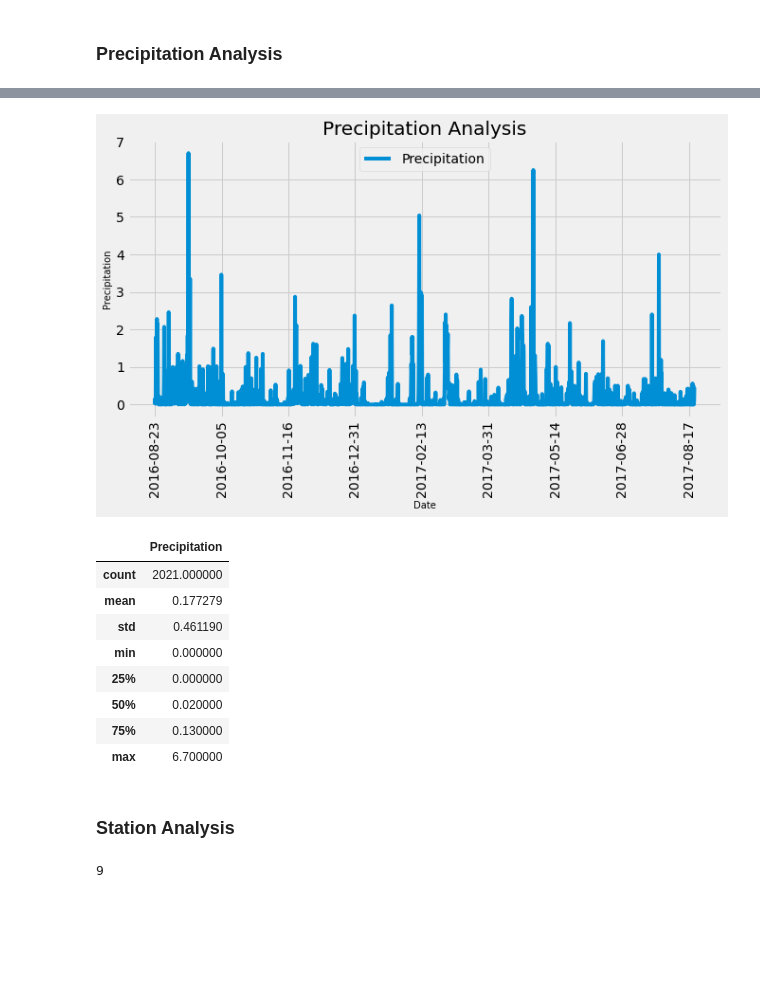
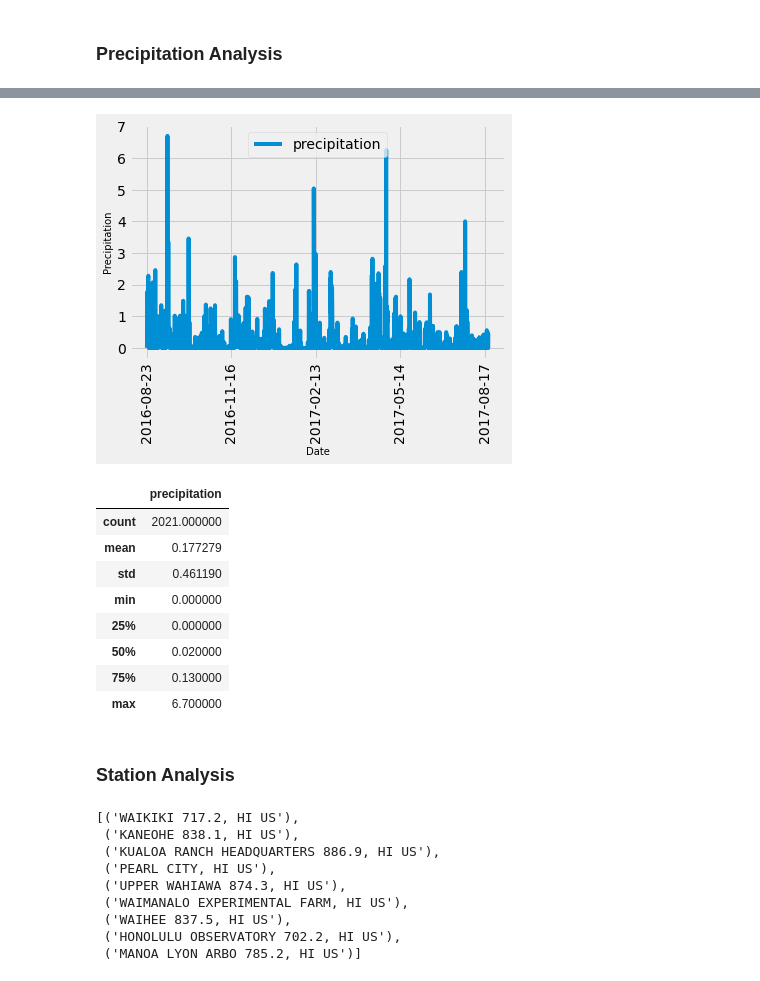
Before and after one commit to manishalal145/SQLAlchemyChallenge, a Jupyter notebook: ClimateAnalysis&DataExploration.ipynb, the cells around one changed output, grey strips where cells are left out. Cells and saved outputs as stored; diff of their text form; code cells hidden in the pictures; blank space fills up the shorter version.

```diff
--- a/ClimateAnalysis&DataExploration.ipynb
+++ b/ClimateAnalysis&DataExploration.ipynb
@@ -73,6 +41,17 @@ pp_12month
+# %%
+# Design a query to retrieve the last 12 months of precipitation data and plot the results
+# Perform a query to retrieve the data and precipitation scores
+
+# Calculating the last data point in the database
+last_date = session.query(func.max(Measurement.date)).first()
+
+# Calculate the date 1 year ago from the last data point in the database
+date = dt.date(2017, 8, 23) - dt.timedelta(days=365)
+
+# Perform a query to retrieve the data and precipitation scores
+results = session.query(Measurement.date, Measurement.prcp).filter(Measurement.date >= date).all()
 # %%
 # Save the query results as a Pandas DataFrame and set the index to the date column
-pp_df = pd.DataFrame(pp_12month, columns=["Date","Precipitation"])
-pp_df.set_index("Date", inplace=True,)
-pp_df.head()
+df = pd.DataFrame(results, columns=['date', 'precipitation'])
+df.count()
 # %% [output]
@@ -86,5 +61,5 @@ pp_df.head()
 # %%
 # Drop row with missing information
-pp_df = pp_df.dropna(how='any')
-pp_df.head()
+df = df.dropna(how='any')
+df.count()
 # %% [output]
@@ -98,5 +69,5 @@ pp_df.head()
 # %%
 # Sort the dataframe by date
-pp_df = pp_df.sort_index()
-pp_df
+df = df.sort_values("date")
+df.head()
 # %% [output]
@@ -117,19 +80,19 @@ pp_df
 # %%
 # Use Pandas Plotting with Matplotlib to plot the data
-pp_df.plot(title="Precipitation Analysis", figsize=(10,5))
+df.plot(x='date', y='precipitation', rot=90)
 plt.xticks(rotation=90)
 plt.ylabel("Precipitation", fontsize=10)
 plt.xlabel("Date", fontsize=10)
 plt.legend(loc='upper center')
 plt.savefig("PrecipitationAnalysis.png")
 plt.show()
 # %% [output]
-[figure, old version]
+[figure, new version]
 # %%
 # Use Pandas to calcualte the summary statistics for the precipitation data
-pp_df.describe()
+df.describe()
 # %% [output]
-|  | Precipitation |
+|  | precipitation |
 | count | 2021.000000 |
 | mean | 0.177279 |
 | std | 0.461190 |
@@ -142,11 +105,21 @@ pp_df.describe()
 ### Station Analysis
 # %%
 # Design a query to show how many stations are available in this dataset?
-pp_df.head()
-station_count = session.query(Station).count()
-station_count
+# Design a query to show how many stations are available in this dataset?
+session.query(Station.name).all()
+
+#Query to count the stations available in the database
+# session.query(Station.station).count()
 # %% [output]
-9
+[('WAIKIKI 717.2, HI US'),
+ ('KANEOHE 838.1, HI US'),
+ ('KUALOA RANCH HEADQUARTERS 886.9, HI US'),
+ ('PEARL CITY, HI US'),
+ ('UPPER WAHIAWA 874.3, HI US'),
+ ('WAIMANALO EXPERIMENTAL FARM, HI US'),
+ ('WAIHEE 837.5, HI US'),
+ ('HONOLULU OBSERVATORY 702.2, HI US'),
+ ('MANOA LYON ARBO 785.2, HI US')]
 # %%
 #What are the most active stations? (i.e. what stations have the most rows)?
 #List the stations and the counts in descending order.
```
Also changed, not shown: parts of 8 cells of this notebook, 1 other file.
